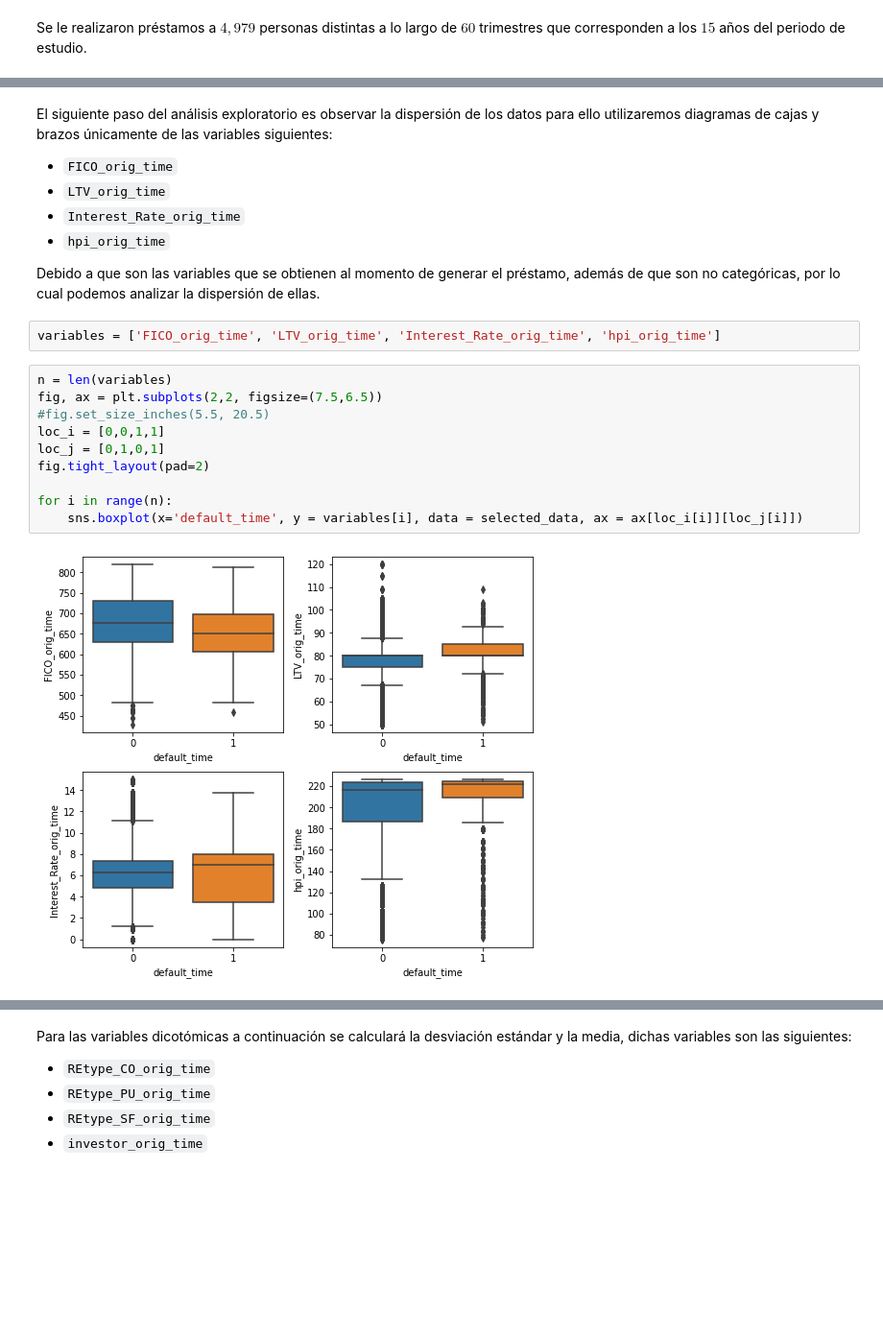
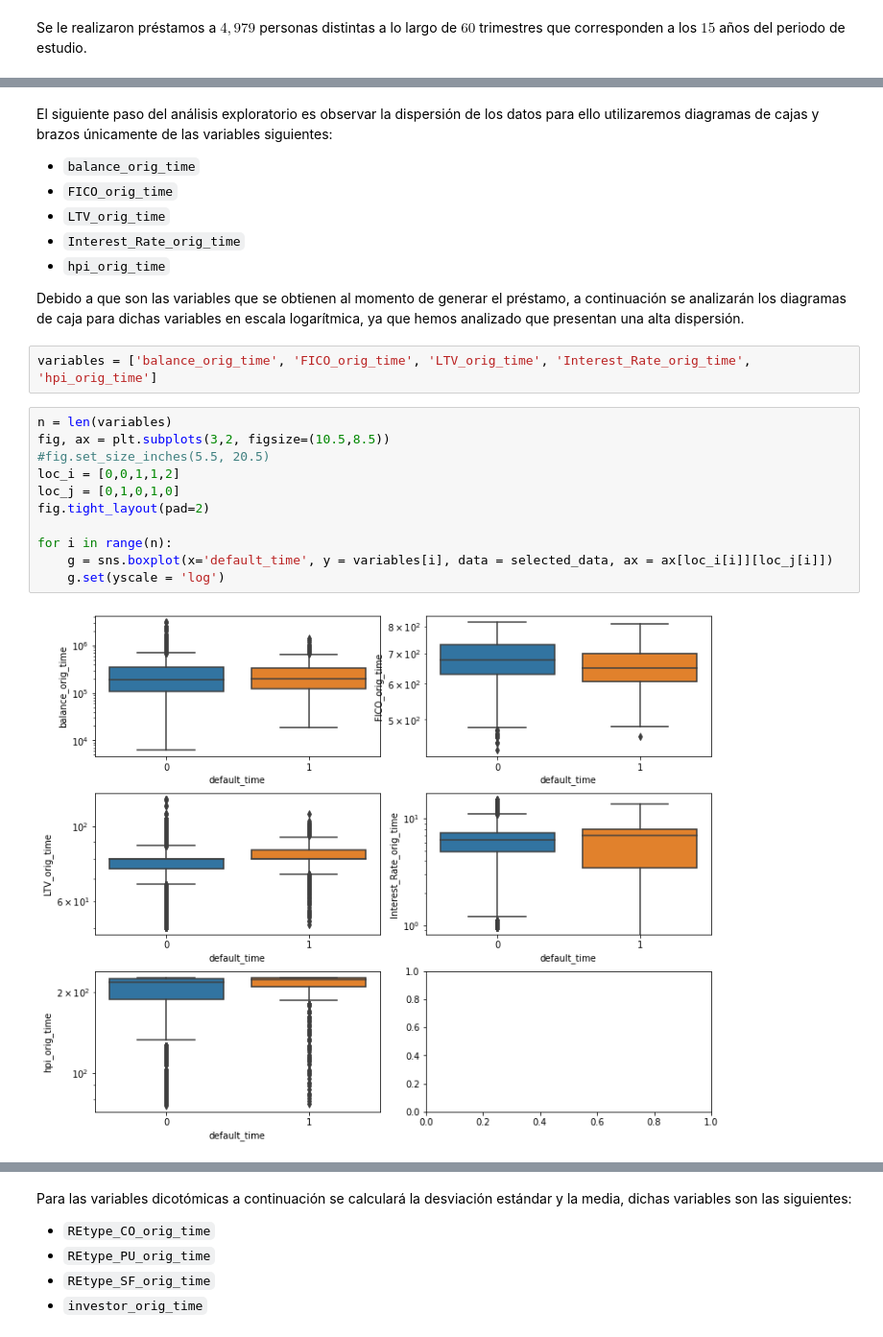
Before and after one commit to arenitss/Proyecto_Final_Analisis_Numerico_Computo_Cientifico, a Jupyter notebook: Reporte/Reporte.ipynb, the cells around one changed output, grey strips where cells are left out. Shown at 96% size. Saved outputs shown, nothing was run; the diff lists cells and outputs as text; blank space fills up the shorter version.

```diff
--- a/Reporte/Reporte.ipynb
+++ b/Reporte/Reporte.ipynb
@@ -380,24 +465,26 @@ Se le realizaron préstamos a $4,979$ personas distintas a lo largo de $60$ trim
 # %% [markdown]
 El siguiente paso del análisis exploratorio es observar la dispersión de los datos para ello utilizaremos diagramas de cajas y brazos únicamente de las variables siguientes:
 
+* `balance_orig_time`
 * `FICO_orig_time`
 * `LTV_orig_time`
 * `Interest_Rate_orig_time`
 * `hpi_orig_time`
 
-Debido a que son las variables que se obtienen al momento de generar el préstamo, además de que son no categóricas, por lo cual podemos analizar la dispersión de ellas.
+Debido a que son las variables que se obtienen al momento de generar el préstamo, a continuación se analizarán los diagramas de caja para dichas variables en escala logarítmica, ya que hemos analizado que presentan una alta dispersión.
 # %%
-variables = ['FICO_orig_time', 'LTV_orig_time', 'Interest_Rate_orig_time', 'hpi_orig_time']
+variables = ['balance_orig_time', 'FICO_orig_time', 'LTV_orig_time', 'Interest_Rate_orig_time', 'hpi_orig_time']
 # %%
 n = len(variables)
-fig, ax = plt.subplots(2,2, figsize=(7.5,6.5))
+fig, ax = plt.subplots(3,2, figsize=(10.5,8.5))
 #fig.set_size_inches(5.5, 20.5)
-loc_i = [0,0,1,1]
-loc_j = [0,1,0,1]
+loc_i = [0,0,1,1,2]
+loc_j = [0,1,0,1,0]
 fig.tight_layout(pad=2)
 
 for i in range(n):
-    sns.boxplot(x='default_time', y = variables[i], data = selected_data, ax = ax[loc_i[i]][loc_j[i]])
+    g = sns.boxplot(x='default_time', y = variables[i], data = selected_data, ax = ax[loc_i[i]][loc_j[i]])
+    g.set(yscale = 'log')
 # %% [output]
-[figure, old version]
+[figure, new version]
 # %% [markdown]
```
Also changed, not shown: parts of 43 cells of this notebook, 1 other file.
